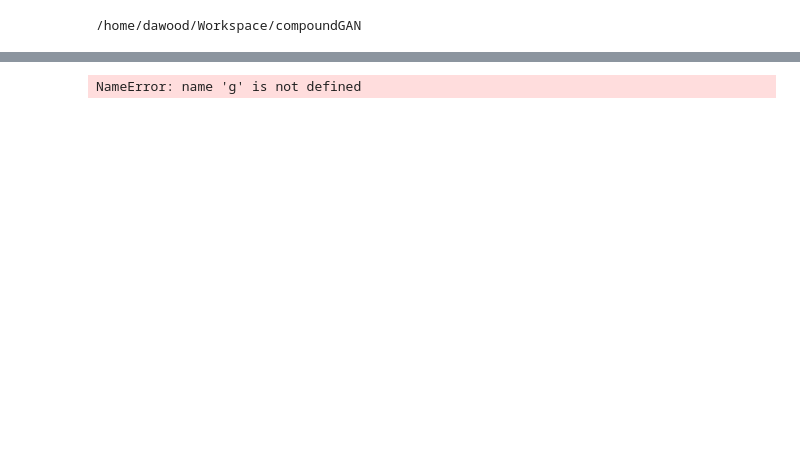
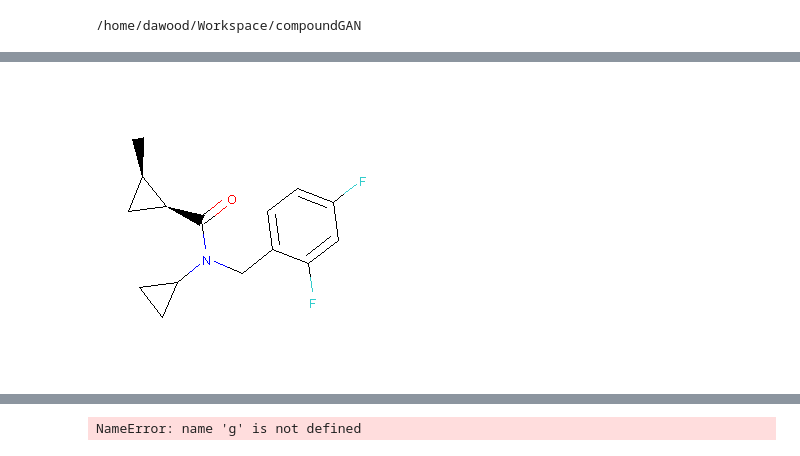
Before and after one commit to dawood95/compoundGAN, a Jupyter notebook: notebooks/dataloader_test.ipynb, the cells around one changed output, grey strips where cells are left out. Saved outputs shown, nothing was run; the diff lists cells and outputs as text; code cells hidden in the pictures; blank space fills up the shorter version.

```diff
--- a/notebooks/dataloader_test.ipynb
+++ b/notebooks/dataloader_test.ipynb
@@ -94,0 +110,4 @@ plt.show
+# %%
+Draw.MolToImage(Chem.MolFromSmiles('C[C@@H]1C[C@@H]1C(=O)N(Cc1ccc(F)cc1F)C1CC1'))
+# %% [output]
+[figure, added]
```
Also changed, not shown: parts of 9 cells of this notebook, 12 other files.
